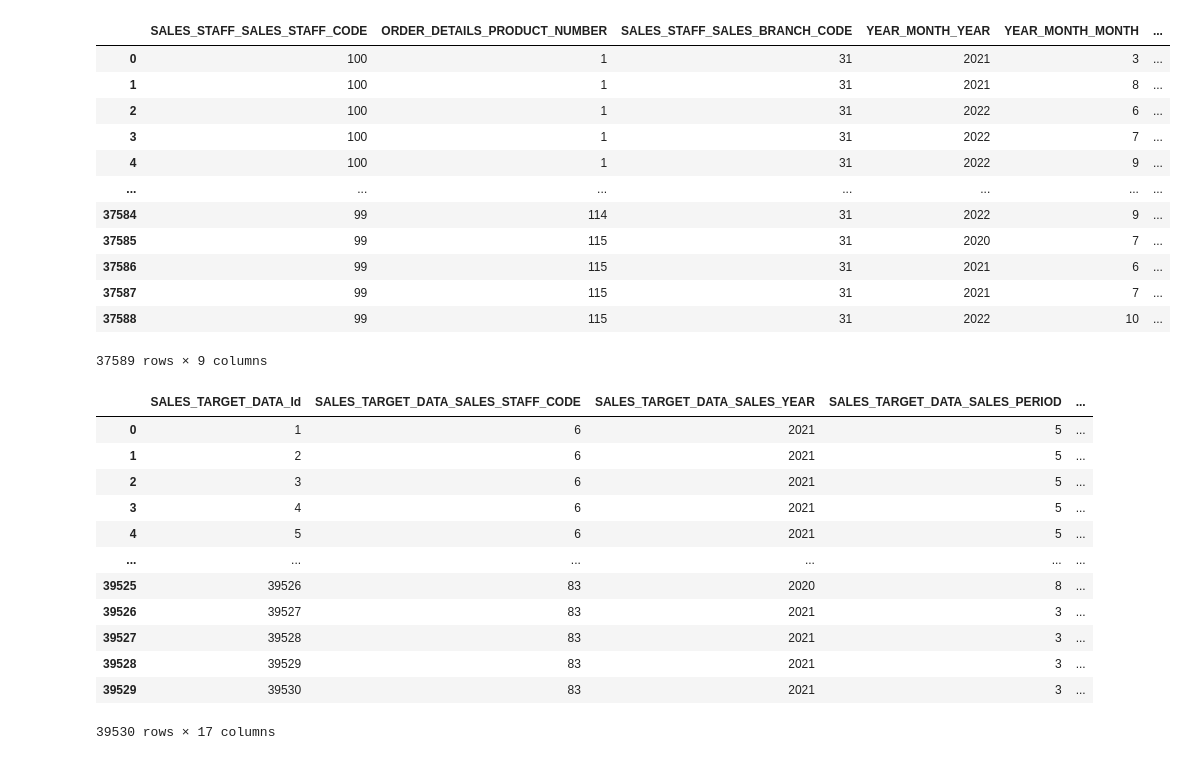
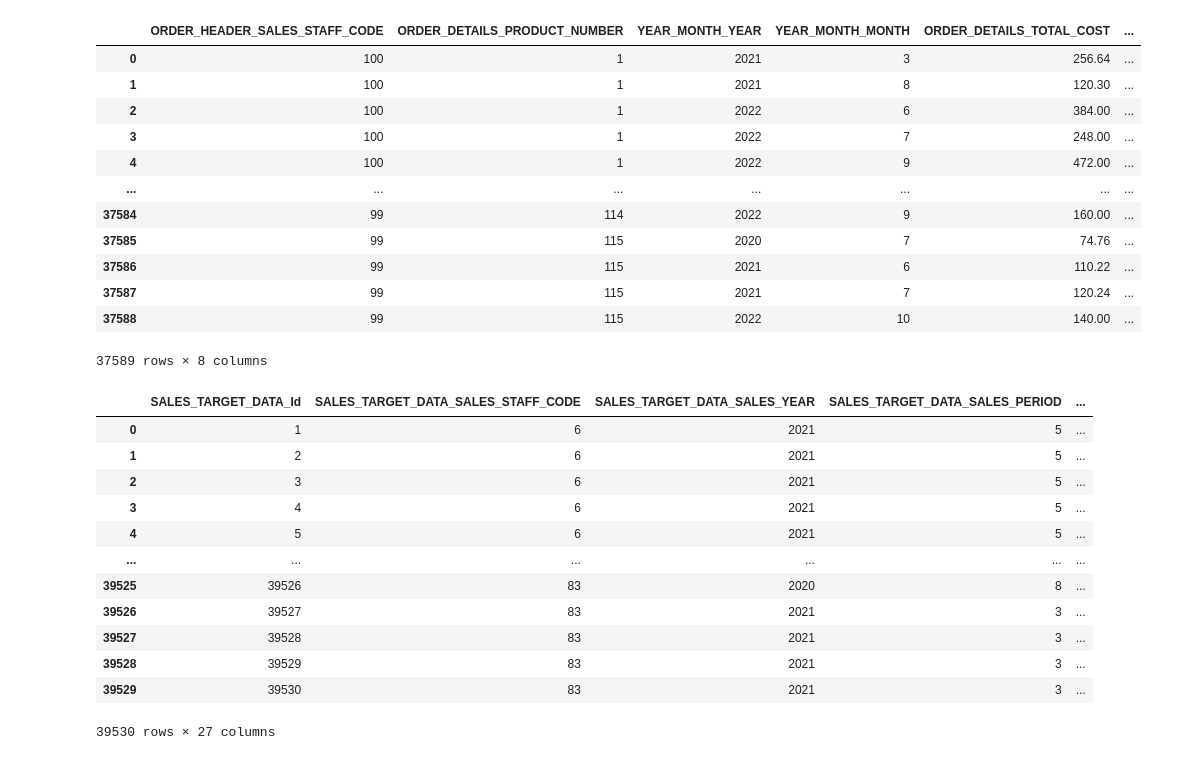
Before and after one commit to semkoolennl/SEM4-DEDS, a Jupyter notebook: datawarehouse/create-scripts/table_notebooks/sales_target_data.ipynb, the cells around one changed output. Saved outputs shown, nothing was run; the diff lists cells and outputs as text; code cells hidden in the pictures.

```diff
--- a/datawarehouse/create-scripts/table_notebooks/sales_target_data.ipynb
+++ b/datawarehouse/create-scripts/table_notebooks/sales_target_data.ipynb
@@ -57,52 +55,47 @@ order
 # %%
-order['ORDER_HEADER_ORDER_DATE'] = pd.to_datetime(order['ORDER_HEADER_ORDER_DATE'])
-order['YEAR_MONTH_YEAR'] = order['ORDER_HEADER_ORDER_DATE'].dt.year.astype(int)
-order['YEAR_MONTH_MONTH'] = order['ORDER_HEADER_ORDER_DATE'].dt.month.astype(int)
-order['ORDER_DETAILS_PRODUCT_NUMBER'] = order['ORDER_DETAILS_PRODUCT_NUMBER'].astype(int)
-
 # Remove original date columns
 order = order.drop(columns=['ORDER_HEADER_ORDER_DATE', 'ORDER_HEADER_ORDER_NUMBER', 'ORDER_DETAILS_ORDER_DETAIL_CODE'])
-order = order[['ORDER_DETAILS_PRODUCT_NUMBER', 'ORDER_DETAILS_QUANTITY', 'ORDER_DETAILS_UNIT_COST', 'ORDER_DETAILS_UNIT_PRICE', 'ORDER_DETAILS_UNIT_SALE_PRICE', 'YEAR_MONTH_YEAR', 'YEAR_MONTH_MONTH', 'SALES_STAFF_SALES_STAFF_CODE', 'SALES_STAFF_SALES_BRANCH_CODE']]
+order = order[['ORDER_DETAILS_PRODUCT_NUMBER', 'ORDER_HEADER_SALES_STAFF_CODE', 'ORDER_DETAILS_QUANTITY', 'ORDER_DETAILS_UNIT_COST', 'ORDER_DETAILS_UNIT_PRICE', 'ORDER_DETAILS_UNIT_SALE_PRICE', 'YEAR_MONTH_YEAR', 'YEAR_MONTH_MONTH']]
 
 order['ORDER_DETAILS_QUANTITY'] = order['ORDER_DETAILS_QUANTITY'].astype(int)
 order['ORDER_DETAILS_UNIT_COST'] = order['ORDER_DETAILS_UNIT_COST'].astype(float)
 order['ORDER_DETAILS_UNIT_PRICE'] = order['ORDER_DETAILS_UNIT_PRICE'].astype(float)
 order['ORDER_DETAILS_UNIT_SALE_PRICE'] = order['ORDER_DETAILS_UNIT_SALE_PRICE'].astype(float)
 
 # Calculate total cost, price and sale price
 order['ORDER_DETAILS_TOTAL_COST'] = order['ORDER_DETAILS_QUANTITY'] * order['ORDER_DETAILS_UNIT_COST']
 order['ORDER_DETAILS_TOTAL_PRICE'] = order['ORDER_DETAILS_QUANTITY'] * order['ORDER_DETAILS_UNIT_PRICE']
 order['ORDER_DETAILS_TOTAL_SALE_PRICE'] = order['ORDER_DETAILS_QUANTITY'] * order['ORDER_DETAILS_UNIT_SALE_PRICE']
 
 # Remove original columns
 order = order.drop(columns=['ORDER_DETAILS_UNIT_COST', 'ORDER_DETAILS_UNIT_PRICE', 'ORDER_DETAILS_UNIT_SALE_PRICE'])
 
 # Aggregate order
-order = order.groupby(['SALES_STAFF_SALES_STAFF_CODE', 'ORDER_DETAILS_PRODUCT_NUMBER', 'SALES_STAFF_SALES_BRANCH_CODE', 'YEAR_MONTH_YEAR', 'YEAR_MONTH_MONTH']).agg(
+order = order.groupby(['ORDER_HEADER_SALES_STAFF_CODE', 'ORDER_DETAILS_PRODUCT_NUMBER', 'YEAR_MONTH_YEAR', 'YEAR_MONTH_MONTH']).agg(
     ORDER_DETAILS_TOTAL_COST=('ORDER_DETAILS_TOTAL_COST', 'sum'),
     ORDER_DETAILS_TOTAL_PRICE=('ORDER_DETAILS_TOTAL_PRICE', 'sum'),
     ORDER_DETAILS_TOTAL_SALE_PRICE=('ORDER_DETAILS_TOTAL_SALE_PRICE', 'sum'),
     ORDER_DETAILS_QUANTITY=('ORDER_DETAILS_QUANTITY', 'sum')
 ).reset_index()
 
 order['ORDER_DETAILS_QUANTITY'] = order['ORDER_DETAILS_QUANTITY'].astype(int)
 order['YEAR_MONTH_YEAR'] = order['YEAR_MONTH_YEAR'].astype(int)
 order['YEAR_MONTH_MONTH'] = order['YEAR_MONTH_MONTH'].astype(int)
 order
 # %% [output]
-|  | SALES_STAFF_SALES_STAFF_CODE | ORDER_DETAILS_PRODUCT_NUMBER | SALES_STAFF_SALES_BRANCH_CODE | YEAR_MONTH_YEAR | YEAR_MONTH_MONTH | ... |
-| 0 | 100 | 1 | 31 | 2021 | 3 | ... |
-| 1 | 100 | 1 | 31 | 2021 | 8 | ... |
-| 2 | 100 | 1 | 31 | 2022 | 6 | ... |
-| 3 | 100 | 1 | 31 | 2022 | 7 | ... |
-| 4 | 100 | 1 | 31 | 2022 | 9 | ... |
+|  | ORDER_HEADER_SALES_STAFF_CODE | ORDER_DETAILS_PRODUCT_NUMBER | YEAR_MONTH_YEAR | YEAR_MONTH_MONTH | ORDER_DETAILS_TOTAL_COST | ... |
+| 0 | 100 | 1 | 2021 | 3 | 256.64 | ... |
+| 1 | 100 | 1 | 2021 | 8 | 120.30 | ... |
+| 2 | 100 | 1 | 2022 | 6 | 384.00 | ... |
+| 3 | 100 | 1 | 2022 | 7 | 248.00 | ... |
+| 4 | 100 | 1 | 2022 | 9 | 472.00 | ... |
 | ... | ... | ... | ... | ... | ... | ... |
-| 37584 | 99 | 114 | 31 | 2022 | 9 | ... |
-| 37585 | 99 | 115 | 31 | 2020 | 7 | ... |
-| 37586 | 99 | 115 | 31 | 2021 | 6 | ... |
-| 37587 | 99 | 115 | 31 | 2021 | 7 | ... |
-| 37588 | 99 | 115 | 31 | 2022 | 10 | ... |
+| 37584 | 99 | 114 | 2022 | 9 | 160.00 | ... |
+| 37585 | 99 | 115 | 2020 | 7 | 74.76 | ... |
+| 37586 | 99 | 115 | 2021 | 6 | 110.22 | ... |
+| 37587 | 99 | 115 | 2021 | 7 | 120.24 | ... |
+| 37588 | 99 | 115 | 2022 | 10 | 140.00 | ... |
-37589 rows × 9 columns
+37589 rows × 8 columns
 # %%
 # Merge with sales_target_data
 sales_target_data['SALES_TARGET_DATA_SALES_YEAR'] = sales_target_data['SALES_TARGET_DATA_SALES_YEAR'].astype(int)
@@ -111,7 +104,7 @@ sales_target_data['SALES_TARGET_DATA_PRODUCT_NUMBER'] = sales_target_data['SALES
 sales_target_data['SALES_TARGET_DATA_SALES_TARGET'] = sales_target_data['SALES_TARGET_DATA_SALES_TARGET'].astype(int)
 
 
-result = sales_target_data.merge(order, left_on=['SALES_TARGET_DATA_SALES_STAFF_CODE', 'SALES_TARGET_DATA_PRODUCT_NUMBER', 'SALES_TARGET_DATA_SALES_YEAR', 'SALES_TARGET_DATA_SALES_PERIOD'], right_on=['SALES_STAFF_SALES_STAFF_CODE', 'ORDER_DETAILS_PRODUCT_NUMBER', 'YEAR_MONTH_YEAR', 'YEAR_MONTH_MONTH'], how='left')
+result = sales_target_data.merge(order, left_on=['SALES_TARGET_DATA_SALES_STAFF_CODE', 'SALES_TARGET_DATA_PRODUCT_NUMBER', 'SALES_TARGET_DATA_SALES_YEAR', 'SALES_TARGET_DATA_SALES_PERIOD'], right_on=['ORDER_HEADER_SALES_STAFF_CODE', 'ORDER_DETAILS_PRODUCT_NUMBER', 'YEAR_MONTH_YEAR', 'YEAR_MONTH_MONTH'], how='left')
 result
 # %% [output]
 |  | SALES_TARGET_DATA_Id | SALES_TARGET_DATA_SALES_STAFF_CODE | SALES_TARGET_DATA_SALES_YEAR | SALES_TARGET_DATA_SALES_PERIOD | ... |
@@ -126,7 +119,7 @@ result
 | 39527 | 39528 | 83 | 2021 | 3 | ... |
 | 39528 | 39529 | 83 | 2021 | 3 | ... |
 | 39529 | 39530 | 83 | 2021 | 3 | ... |
-39530 rows × 17 columns
+39530 rows × 27 columns
 # %%
 # Cleanup duplicate columns
 result = result[[
```
Also changed, not shown: parts of 6 cells of this notebook, 8 other files.
